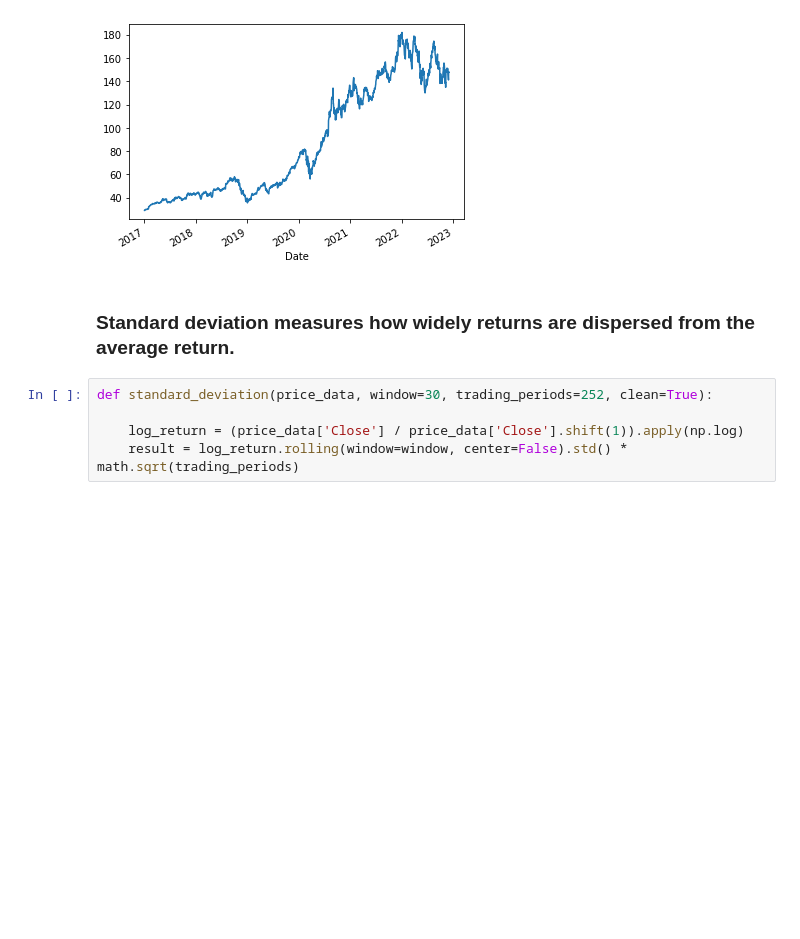
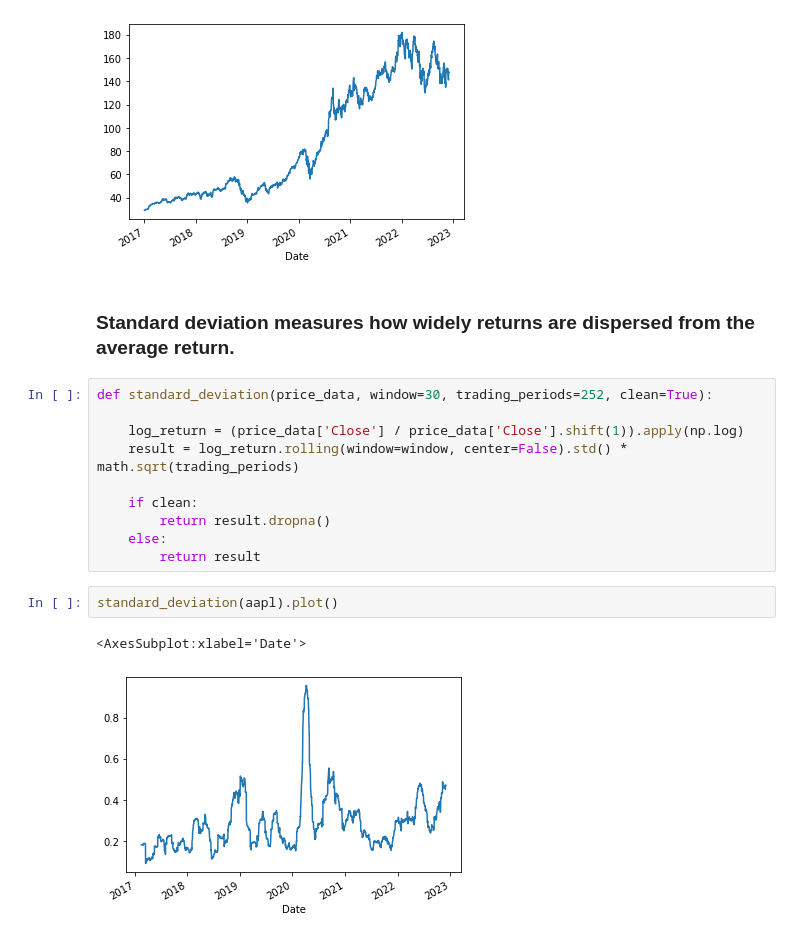
Before and after one commit to fadilparves/trading, a Jupyter notebook: options/Stock_Volatility.ipynb, the cells around one changed output. Saved outputs shown, nothing was run; the diff lists cells and outputs as text; blank space fills up the shorter version.

```diff
--- a/options/Stock_Volatility.ipynb
+++ b/options/Stock_Volatility.ipynb
@@ -30,3 +30,13 @@ def standard_deviation(price_data, window=30, trading_periods=252, clean=True):
 
     log_return = (price_data['Close'] / price_data['Close'].shift(1)).apply(np.log)
     result = log_return.rolling(window=window, center=False).std() * math.sqrt(trading_periods)
+
+    if clean:
+        return result.dropna()
+    else:
+        return result
+# %%
+standard_deviation(aapl).plot()
+# %% [output]
+<AxesSubplot:xlabel='Date'>
+[figure, added]
```
Also changed, not shown: parts of 7 cells of this notebook.
